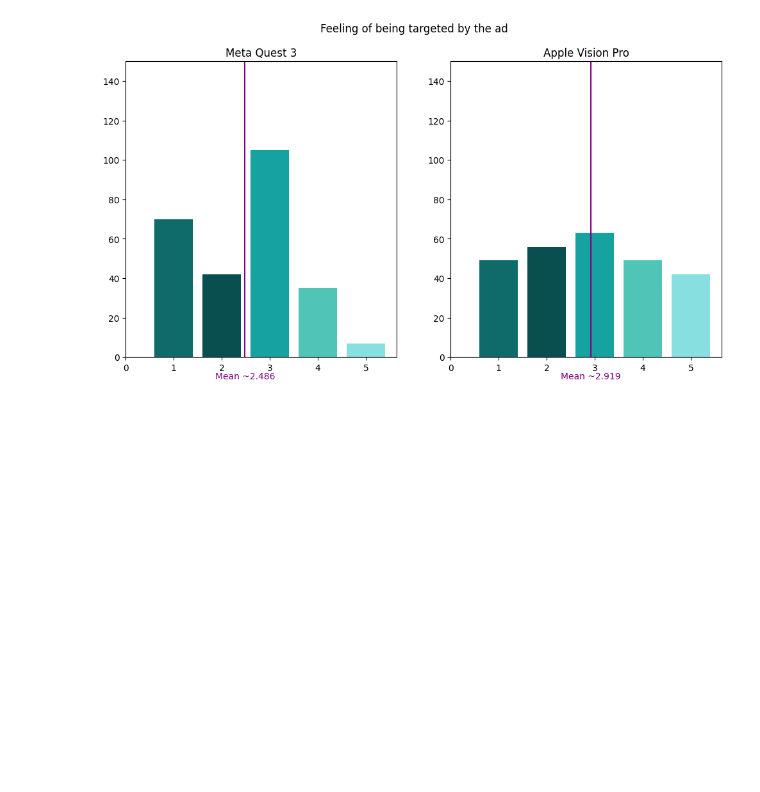
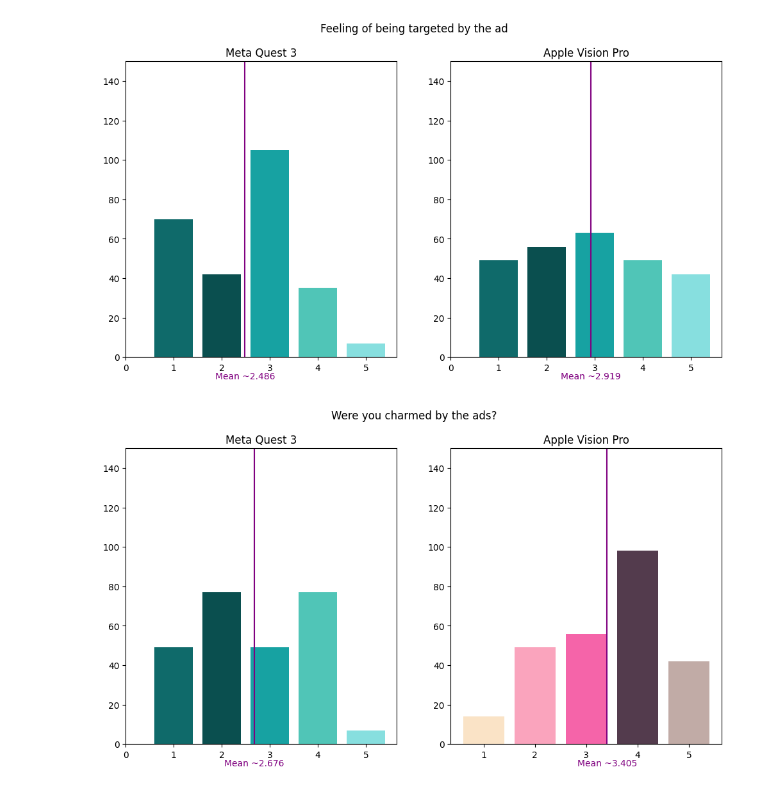
Before and after one commit to walex999/VR-thesis-analysis, a Jupyter notebook: analysis.ipynb, the cells around one changed output. Saved outputs shown, nothing was run; the diff lists cells and outputs as text; code cells hidden in the pictures; blank space fills up the shorter version.

```diff
--- a/analysis.ipynb
+++ b/analysis.ipynb
@@ -787,3 +792,33 @@ fig.suptitle("Feeling of being targeted by the ad")
 plt.show();
 # %% [output]
 [figure]
+# %%
+fig, axs = plt.subplots(1, 2, figsize=(12, 6))
+
+# First bar plot
+var1 = 38
+heights1 = df.groupby(by=df.iloc[:, var1]).size()
+axs[0].bar(x=heights1.index.astype(int), height=heights1.values, color=coolors2);
+axs[0].set_title("Meta Quest 3");
+axs[0].set_xticks(range(0,6));
+axs[0].set_ylim(0, 150)
+mean_value = df.iloc[:,var1].mean()
+axs[0].axvline(mean_value, color='purple', linestyle='-', label='Mean');
+axs[0].text(mean_value,-11, f'Mean ~{mean_value:.3f}', color='purple', ha='center');
+
+# Second bar plot
+var2 = 39
+heights2 = df.groupby(by=df.iloc[:, var2]).size()
+axs[1].bar(x=heights2.index, height=heights2.values, color=coolors);
+axs[1].set_title("Apple Vision Pro");
+axs[1].set_ylim(0, 150)
+mean_value2 = df.iloc[:,var2].mean()
+axs[1].axvline(mean_value2, color='purple', linestyle='-', label='Mean');
+axs[1].text(mean_value2,-11, f'Mean ~{mean_value2:.3f}', color='purple', ha='center');
+
+
+fig.suptitle("Were you charmed by the ads?")
+
+plt.show();
+# %% [output]
+[figure, added]
```
Also changed, not shown: parts of 6 cells of this notebook, 1 other file.
